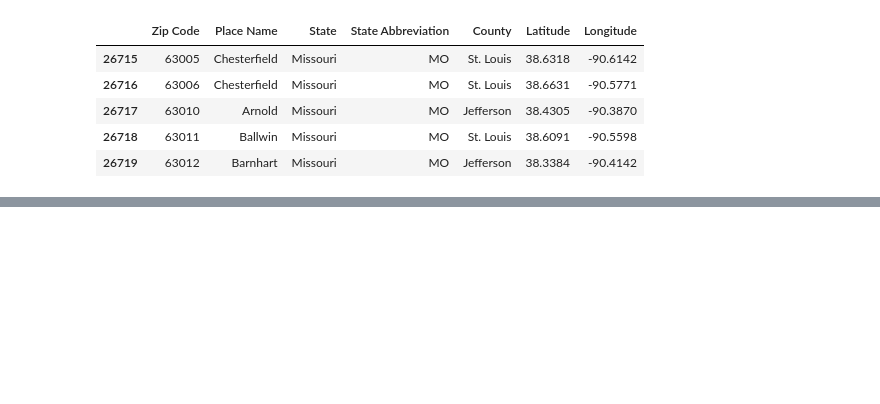
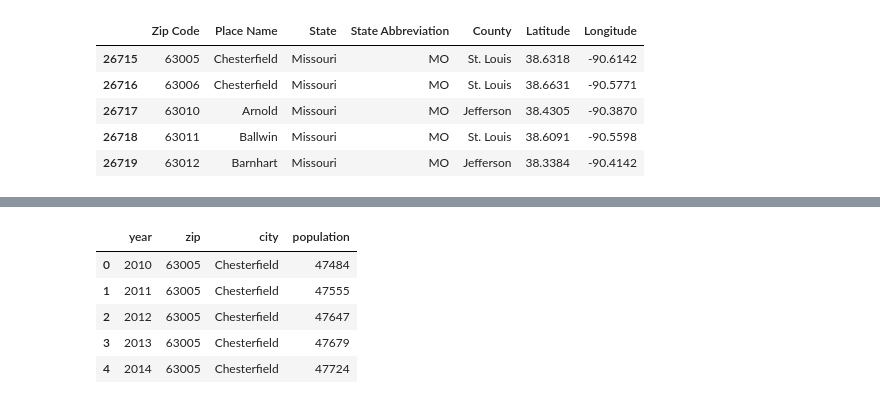
Before and after one commit to eMediaCode/KCAILCrime, a Jupyter notebook: charmon_kcpd_data_prep.ipynb, the cells around one changed output, grey strips where cells are left out. Drawn from its saved outputs; the diff is of its cells as text; code cells hidden in the pictures; blank space fills up the shorter version.

```diff
--- a/charmon_kcpd_data_prep.ipynb
+++ b/charmon_kcpd_data_prep.ipynb
@@ -423,8 +427,3 @@ pop_est_with_zip = zipcodes_raw.merge(
     )[['year','Zip Code','city','population']]
 # %%
 pop_est_with_zip.columns = ['year','zip','city','population']
-# %%
-pop_est_with_zip.set_index(keys=['year','zip'])
-
-# something's not right here... don't know why I have multiple rows
-# for same year & zip.... needs further investigation
@@ -450,0 +430,9 @@ pop_est_with_zip.set_index(keys=['year','zip'])
+# %%
+pop_est_with_zip.head()
+# %% [output]
+|  | year | zip | city | population |
+| 0 | 2010 | 63005 | Chesterfield | 47484 |
+| 1 | 2011 | 63005 | Chesterfield | 47555 |
+| 2 | 2012 | 63005 | Chesterfield | 47647 |
+| 3 | 2013 | 63005 | Chesterfield | 47679 |
+| 4 | 2014 | 63005 | Chesterfield | 47724 |
```
Also changed, not shown: parts of 7 cells of this notebook.
